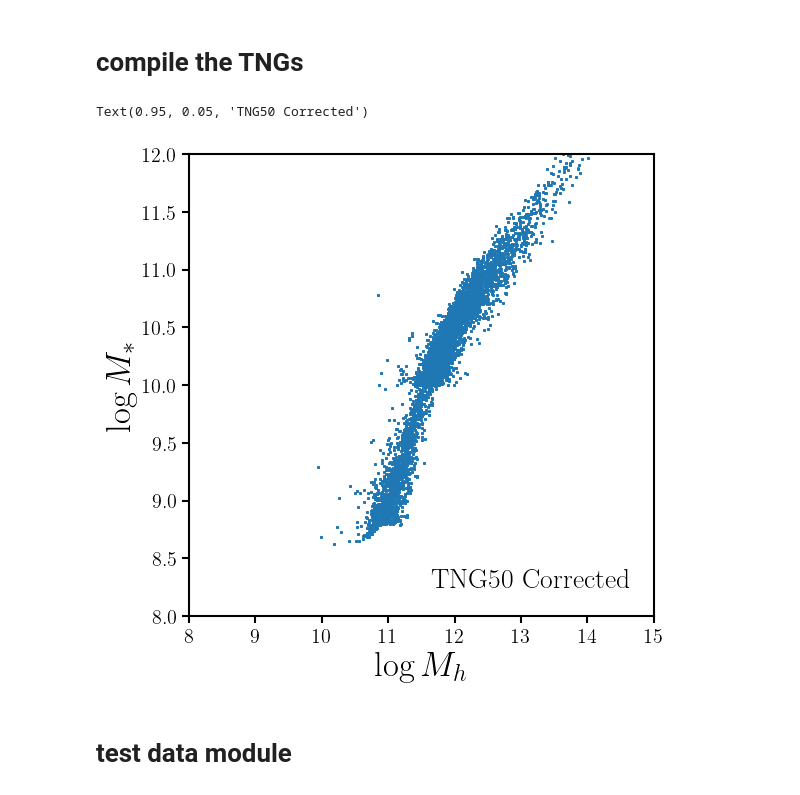
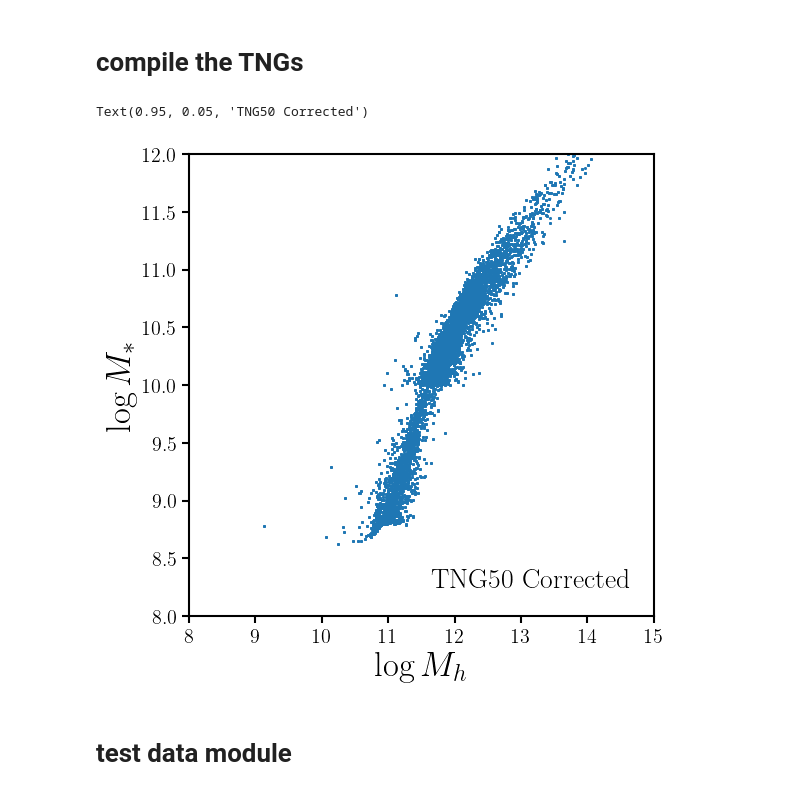
Before and after one commit to galactic-ai/haloflow, a Jupyter notebook: bin/data/tng_all.ipynb, the cells around one changed output. Cells and saved outputs as stored; diff of their text form; code cells hidden in the pictures.

```diff
--- a/bin/data/tng_all.ipynb
+++ b/bin/data/tng_all.ipynb
@@ -74,15 +74,15 @@ tng_all = vstack([tng100, tng50])
 # %%
 fig = plt.figure(figsize=(6,6))
 sub = fig.add_subplot(111)
 
-sub.scatter(tng_all['SubhaloMassType_dm'], tng_all['SubhaloMassType_stars'], c='C0', s=1, label='TNG-All')
+sub.scatter(tng_all['Group_M_Crit200'], tng_all['SubhaloMassType_stars'], c='C0', s=1, label='TNG-All')
 
 sub.set_xlabel(r'$\log M_h$', fontsize=25)
 sub.set_xlim(8, 15)
 sub.set_ylabel(r'$\log M_*$', fontsize=25)
 sub.set_ylim(8, 12)
 sub.text(0.95, 0.05, 'TNG50 Corrected', ha='right', va='bottom', transform=sub.transAxes, fontsize=20)
 # %% [output]
 Text(0.95, 0.05, 'TNG50 Corrected')
-[figure, old version]
+[figure, new version]
 # %%
```
Also changed, not shown: parts of 4 cells of this notebook.
